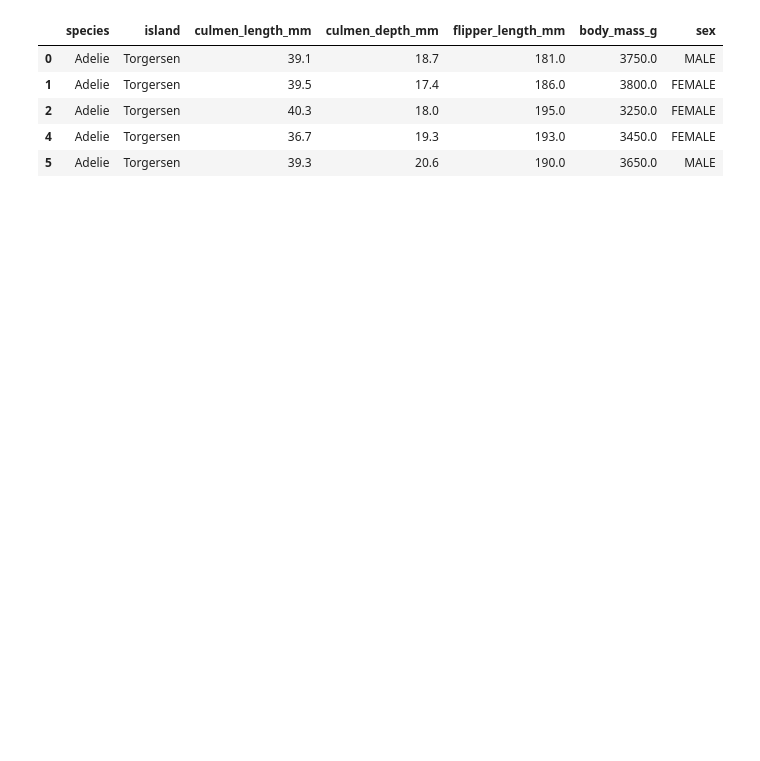
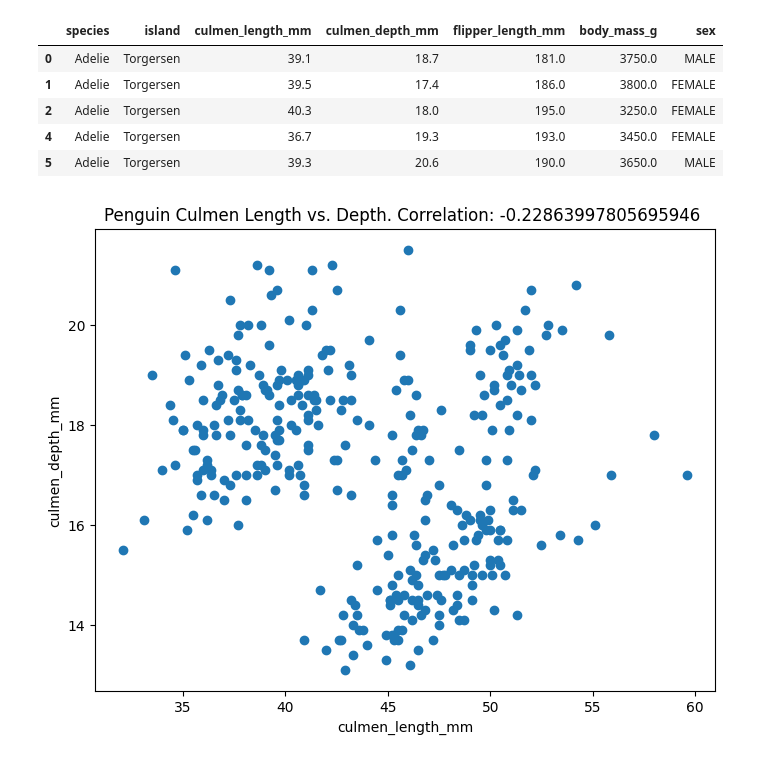
Before and after one commit to MrIsCM/Penguins, a Jupyter notebook: pengs.ipynb, the cells around one changed output. Saved outputs shown, nothing was run; the diff lists cells and outputs as text; code cells hidden in the pictures; blank space fills up the shorter version.

Commit message:
Some visualizations of the data.

```diff
--- a/pengs.ipynb
+++ b/pengs.ipynb
@@ -22,0 +47,10 @@ plt.figure(figsize=(10, 10))
+# %%
+plt.figure(figsize=(8, 6))
+plt.scatter(pengs_sizeDF['culmen_length_mm'], pengs_sizeDF['culmen_depth_mm'])
+plt.xlabel('culmen_length_mm')
+plt.ylabel('culmen_depth_mm')
+correl = pengs_sizeDF['culmen_length_mm'].corr(pengs_sizeDF['culmen_depth_mm'])
+plt.title(f'Penguin Culmen Length vs. Depth. Correlation: {correl} ')
+plt.show()
+# %% [output]
+[figure, added]
```
Also changed, not shown: parts of 4 cells of this notebook.
